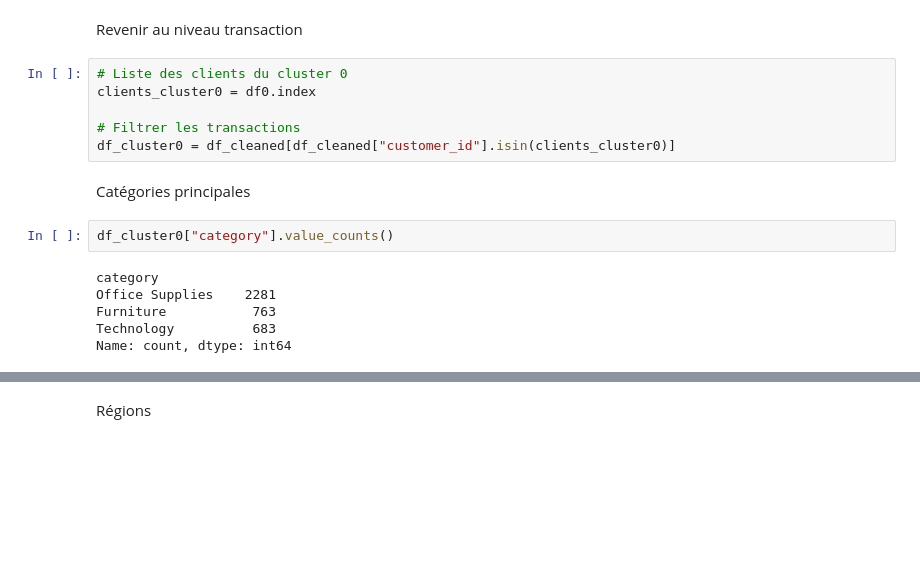
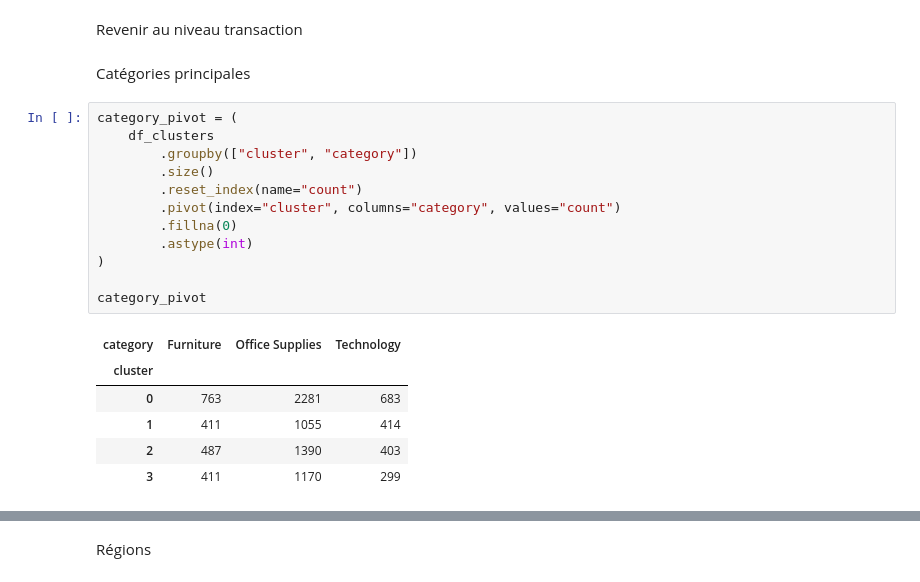
Before and after one commit to msshaqura/project_superstore, a Jupyter notebook: notebooks/sample_superstore.ipynb, the cells around one changed output, grey strips where cells are left out. Drawn from its saved outputs; the diff is of its cells as text; blank space fills up the shorter version.

```diff
--- a/notebooks/sample_superstore.ipynb
+++ b/notebooks/sample_superstore.ipynb
@@ -1586,20 +1439,25 @@ fig.add_scatter3d(
 fig.show()
 # %% [markdown]
 Revenir au niveau transaction
-# %%
-# Liste des clients du cluster 0
-clients_cluster0 = df0.index
-
-# Filtrer les transactions
-df_cluster0 = df_cleaned[df_cleaned["customer_id"].isin(clients_cluster0)]
 # %% [markdown]
 Catégories principales
 # %%
-df_cluster0["category"].value_counts()
+category_pivot = (
+    df_clusters
+        .groupby(["cluster", "category"])
+        .size()
+        .reset_index(name="count")
+        .pivot(index="cluster", columns="category", values="count")
+        .fillna(0)
+        .astype(int)
+)
+
+category_pivot
 # %% [output]
-category
-Office Supplies    2281
-Furniture           763
-Technology          683
-Name: count, dtype: int64
+| category | Furniture | Office Supplies | Technology |
+| cluster |  |  |  |
+| 0 | 763 | 2281 | 683 |
+| 1 | 411 | 1055 | 414 |
+| 2 | 487 | 1390 | 403 |
+| 3 | 411 | 1170 | 299 |
 # %%
```
Also changed, not shown: parts of 59 cells of this notebook.
